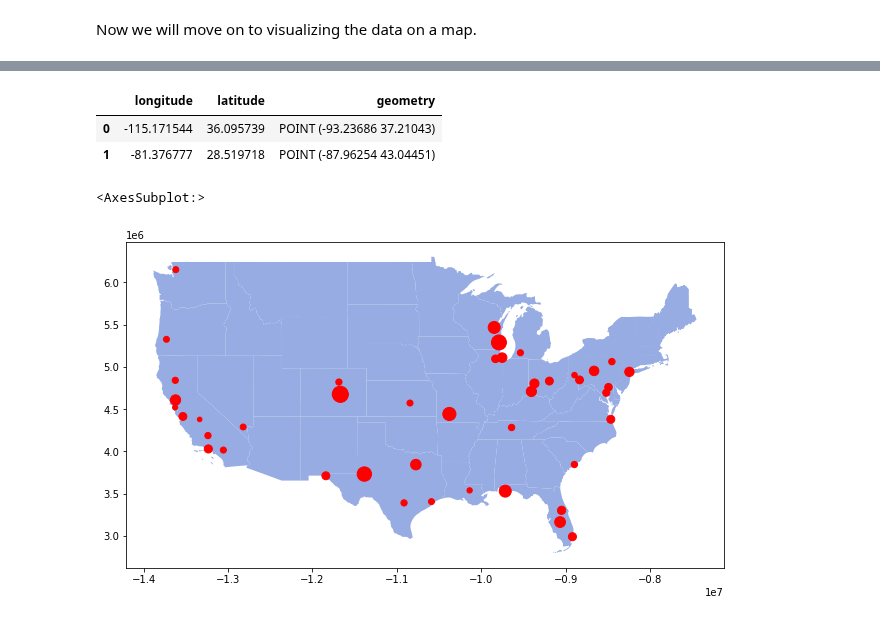
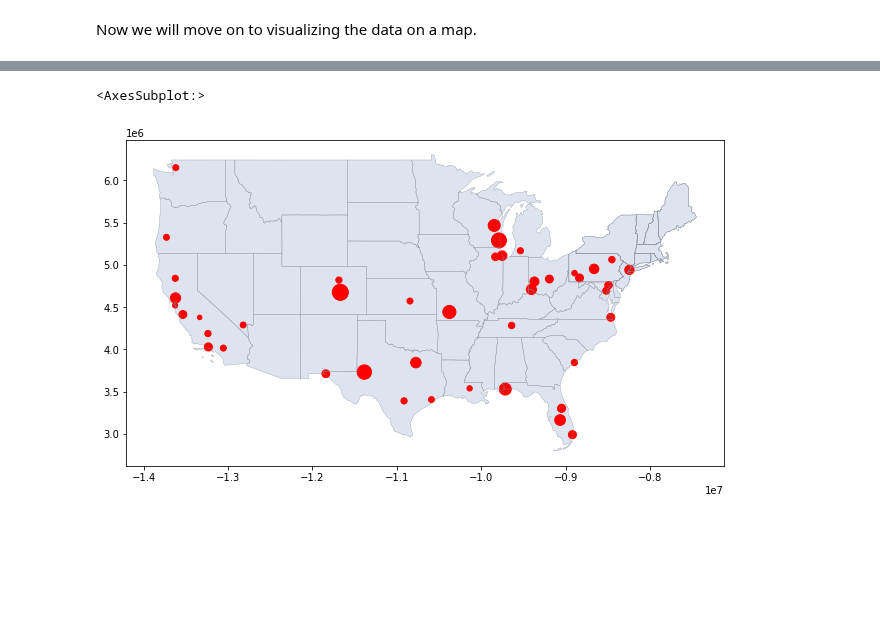
Before and after one commit to epfl-ada/ada-2021-project-clezemath, a Jupyter notebook: milestone3.ipynb, the cells around one changed output, grey strips where cells are left out. Drawn from its saved outputs; the diff is of its cells as text; code cells hidden in the pictures; blank space fills up the shorter version.

```diff
--- a/milestone3.ipynb
+++ b/milestone3.ipynb
@@ -536,0 +580,16 @@ plt.show()
+# %%
+data2.gender.replace('M', 'Male', inplace=True)
+data2.gender.replace('F', 'Female', inplace=True)
+
+# Group all rows by gender, and average the values of columns doing so
+data_by = data2.groupby(['gender']).mean()
+data_by = data_by.reset_index()
+
+# Plot the reaction score average for each location type
+fig = plt.subplots(figsize=(4,4))
+
+# Plot the average reaction score for each weapon legality type
+plt.bar(data_by.gender, data_by.reaction_score)
+plt.xlabel('Gender of shooter(s)')
+plt.ylabel('Average reaction score')
+plt.show()
@@ -536,0 +598,17 @@ plt.show()
+# %%
+# Get only 'Yes', 'No' and 'Unknown/TBD' answers to legality of weapons
+data2.race.replace('White ', 'White', inplace=True)
+data2.race.replace('-', 'Unknown', inplace=True)
+
+# Group all rows by gender, and average the values of columns doing so
+data_by = data2.groupby(['race']).mean()
+data_by = data_by.reset_index()
+
+# Plot the reaction score average for each location type
+fig = plt.subplots(figsize=(7,5))
+
+# Plot the average reaction score for each weapon legality type
+plt.bar(data_by.race, data_by.reaction_score)
+plt.xlabel('Race of shooter(s)')
+plt.ylabel('Average reaction score')
+plt.show()
@@ -548,32 +662,23 @@ states.head(n=2)
-# %%
-# Create a dataframe "geo_df" with a column "geometry" with points (longitude,latitude)
-from shapely.geometry import Point, Polygon
-geometry = [Point(xy) for xy in zip(df.longitude,df.latitude)]
-geo_df = geopandas.GeoDataFrame(data2, crs={'init': 'epsg:4326'}, geometry=geometry)
-geo_df[['longitude','latitude','geometry']].head(n=2)
-# %% [output]
-|  | longitude | latitude | geometry |
-| 0 | -115.171544 | 36.095739 | POINT (-93.23686 37.21043) |
-| 1 | -81.376777 | 28.519718 | POINT (-87.96254 43.04451) |
 # %%
 # Plot the map of the USA with the shootings
 fig = plt.figure(1,figsize=(15,6))
 ax = fig.add_subplot()
 
 # Plot the states and their boundary
-states.plot(ax=ax, color='#96ace3', linewidth=.4)
-#states.boundary.plot(ax=ax, linewidth=.3, color='white')
+states.plot(ax=ax, color='#dde4f0', linewidth=.4)
+states.boundary.plot(ax=ax, linewidth=.3, color='#818a99')
 
 # Plot the shootings, size of marker proportional to reaction score
 geo_df = geo_df.to_crs("EPSG:3395")
 geo_df.plot(ax=ax, color='red', marker='.' , markersize=geo_df.reaction_score.values*1000)
 #geo_df.plot(ax=ax, color='green', marker='.' , markersize=geo_df.fatalities.values*100)
 
+# Show a lebel for the number of fatalities for each point
 #for x, y, label in zip(geo_df.geometry.x, geo_df.geometry.y, geo_df.fatalities):
  #   ax.annotate(str(label), xy=(x,y), size=13)
 # %% [output]
 <AxesSubplot:>
-[figure, old version]
+[figure, new version]
 # %%
 # Now let's make it interactive using Folium maps
 import folium
```
Also changed, not shown: parts of 15 cells of this notebook, 1 other file.
